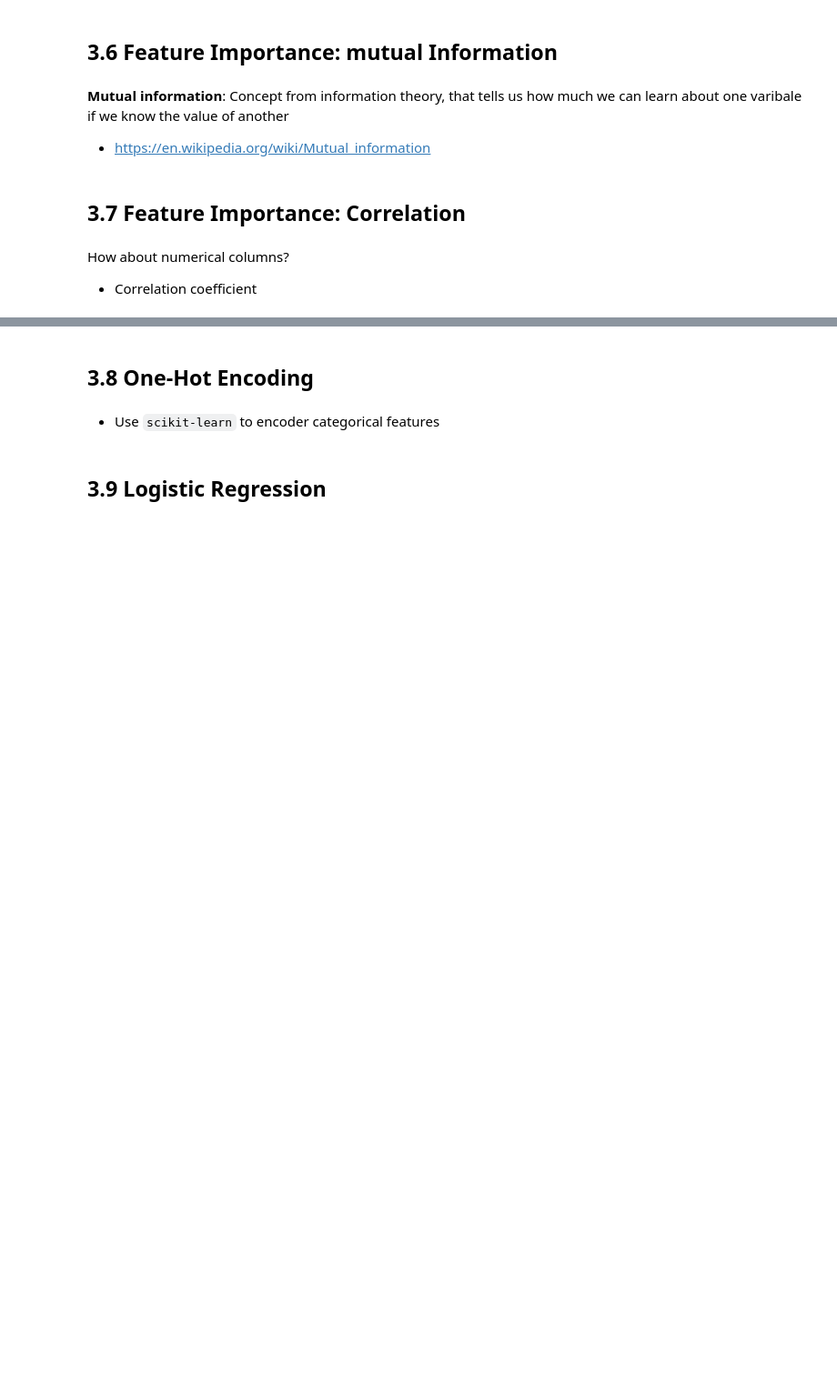
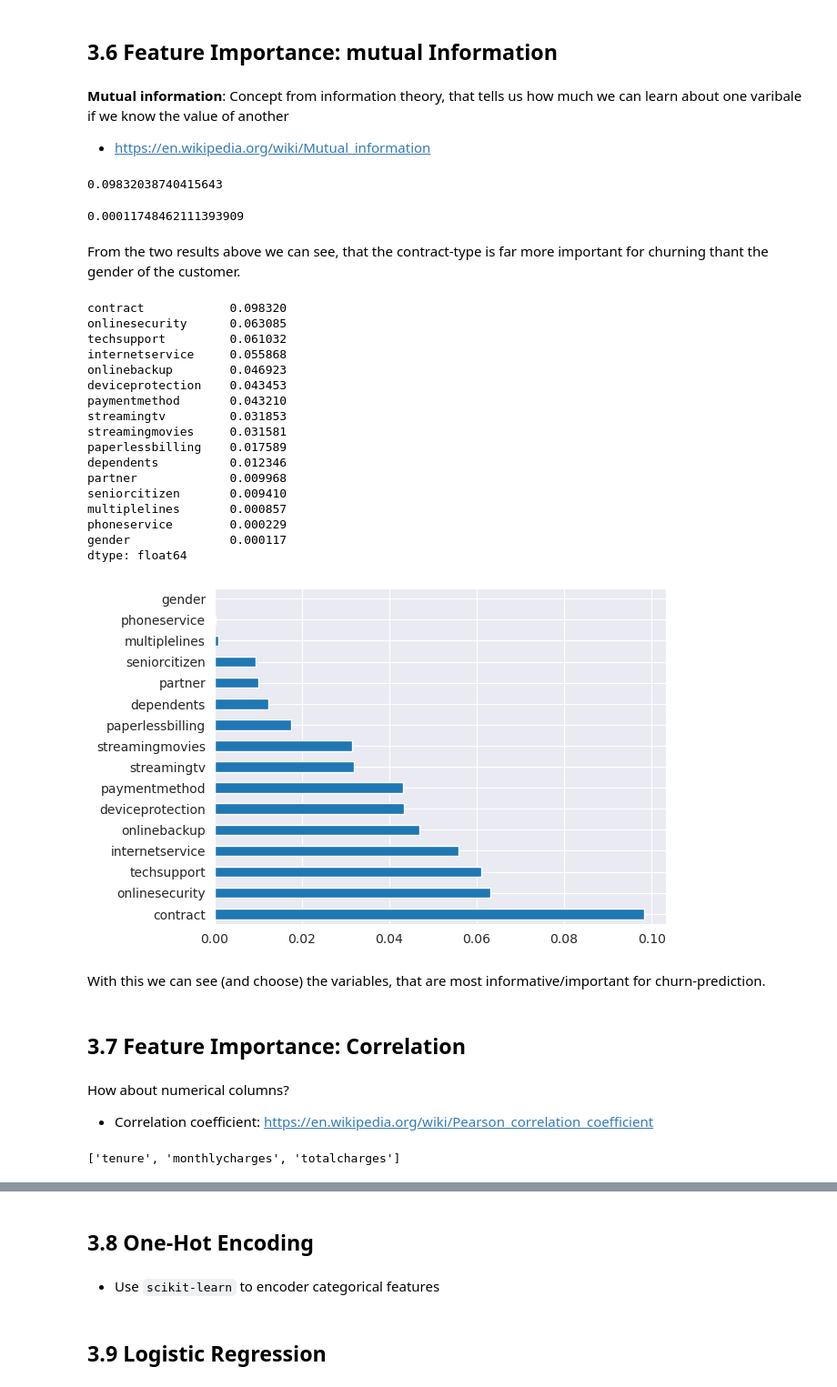
Before and after one commit to joweyel/ml-zoomcamp-material, a Jupyter notebook: 03-classification/notebooks/section3-notebook.ipynb, the cells around one changed output, grey strips where cells are left out. Shown at 91% size. Cells and saved outputs as stored; diff of their text form; code cells hidden in the pictures; blank space fills up the shorter version.

```diff
--- a/03-classification/notebooks/section3-notebook.ipynb
+++ b/03-classification/notebooks/section3-notebook.ipynb
@@ -17,6 +17,8 @@
 import pandas as pd
 import numpy as np
 import matplotlib.pyplot as plt
+import seaborn as sns
+sns.set_style("darkgrid")
 # %%
 data_source = "https://raw.githubusercontent.com/alexeygrigorev/mlbookcamp-code/master/chapter-03-churn-prediction/WA_Fn-UseC_-Telco-Customer-Churn.csv"
 !wget -c $data_source -O data-week-3.csv
@@ -335,5 +481,48 @@ GROUP BY
+# %%
+mutual_info_score(df_full_train["churn"], df_full_train["contract"])
+# %% [output]
+0.09832038740415643
+# %%
+mutual_info_score(df_full_train["churn"], df_full_train["gender"])
+# %% [output]
+0.00011748462111393909
+# %% [markdown]
+From the two results above we can see, that the contract-type is far more important for churning thant the gender of the customer.
+# %%
+def mutual_info_churn_score(series):
+    return mutual_info_score(series, df_full_train["churn"])
+# %%
+mi = df_full_train[categorical].apply(mutual_info_churn_score)
+mi_sorted = mi.sort_values(ascending=False)
+mi_sorted.plot(kind='barh')
+mi_sorted
+# %% [output]
+contract            0.098320
+onlinesecurity      0.063085
+techsupport         0.061032
+internetservice     0.055868
+onlinebackup        0.046923
+deviceprotection    0.043453
+paymentmethod       0.043210
+streamingtv         0.031853
+streamingmovies     0.031581
+paperlessbilling    0.017589
+dependents          0.012346
+partner             0.009968
+seniorcitizen       0.009410
+multiplelines       0.000857
+phoneservice        0.000229
+gender              0.000117
+dtype: float64
+[figure, added]
+# %% [markdown]
+With this we can see (and choose) the variables, that are most informative/important for churn-prediction.
 # %% [markdown]
 ## 3.7 Feature Importance: Correlation
 # %% [markdown]
 How about numerical columns?
-- Correlation coefficient
+- Correlation coefficient: https://en.wikipedia.org/wiki/Pearson_correlation_coefficient
+# %%
+numerical
+# %% [output]
+['tenure', 'monthlycharges', 'totalcharges']
```
Also changed, not shown: parts of 31 cells of this notebook, 1 other file.
